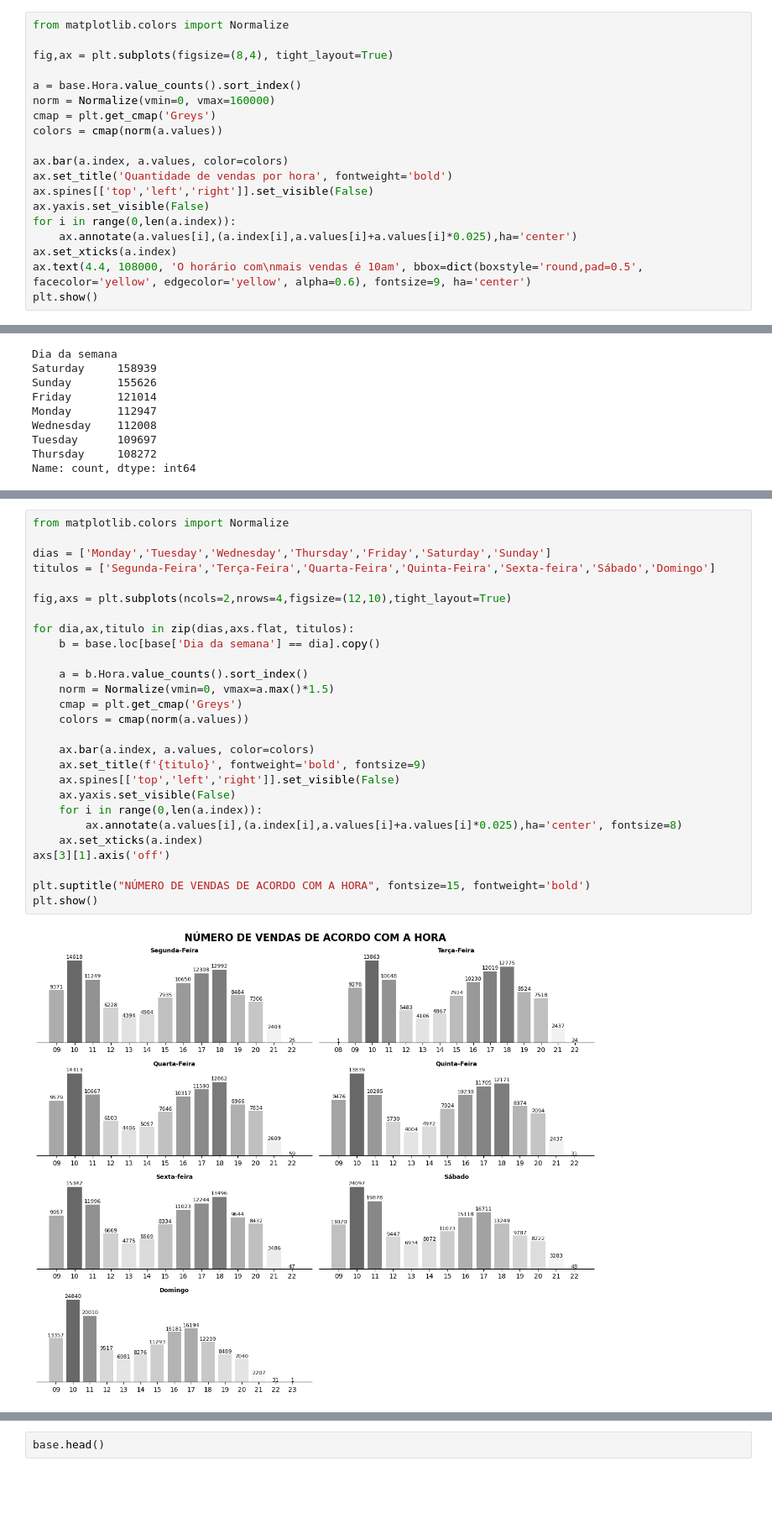
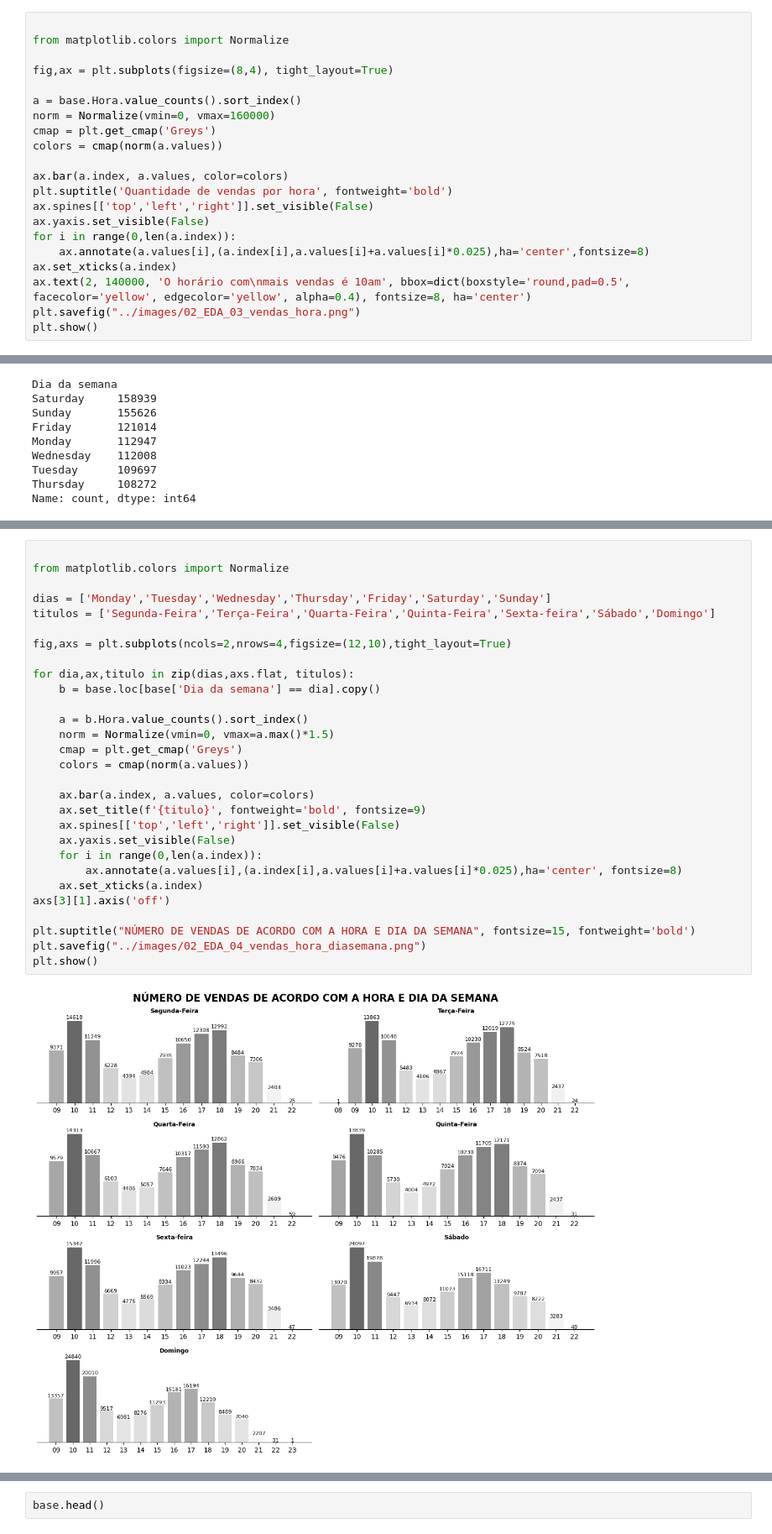
Before and after one commit to Thicon/Vendas-de-Vegetais, a Jupyter notebook: notebooks/EDA 02 - Análise de vendas.ipynb, the cells around one changed output, grey strips where cells are left out. Shown at 84% size. Drawn from its saved outputs; the diff is of its cells as text; blank space fills up the shorter version.

```diff
--- a/notebooks/EDA 02 - Análise de vendas.ipynb
+++ b/notebooks/EDA 02 - Análise de vendas.ipynb
@@ -160,6 +164,7 @@ base_datas.head(3)
 | 2020-07-01 | 09:17 | 102900005115960 | 0.849 | 3.2 | sale | No | ... |
 | 2020-07-01 | 09:17 | 102900005117056 | 0.409 | 7.6 | sale | No | ... |
 # %%
+
 from matplotlib.colors import Normalize
 
 fig,ax = plt.subplots(figsize=(8,4), tight_layout=True)
@@ -170,12 +175,13 @@ cmap = plt.get_cmap('Greys')
 colors = cmap(norm(a.values))
 
 ax.bar(a.index, a.values, color=colors)
-ax.set_title('Quantidade de vendas por hora', fontweight='bold')
+plt.suptitle('Quantidade de vendas por hora', fontweight='bold')
 ax.spines[['top','left','right']].set_visible(False)
 ax.yaxis.set_visible(False)
 for i in range(0,len(a.index)):
-    ax.annotate(a.values[i],(a.index[i],a.values[i]+a.values[i]*0.025),ha='center')
+    ax.annotate(a.values[i],(a.index[i],a.values[i]+a.values[i]*0.025),ha='center',fontsize=8)
 ax.set_xticks(a.index)
-ax.text(4.4, 108000, 'O horário com\nmais vendas é 10am', bbox=dict(boxstyle='round,pad=0.5', facecolor='yellow', edgecolor='yellow', alpha=0.6), fontsize=9, ha='center')
+ax.text(2, 140000, 'O horário com\nmais vendas é 10am', bbox=dict(boxstyle='round,pad=0.5', facecolor='yellow', edgecolor='yellow', alpha=0.4), fontsize=8, ha='center')
+plt.savefig("../images/02_EDA_03_vendas_hora.png")
 plt.show()
 # %% [output]
@@ -203,29 +211,31 @@ Name: count, dtype: int64
 # %%
+
 from matplotlib.colors import Normalize
 
 dias = ['Monday','Tuesday','Wednesday','Thursday','Friday','Saturday','Sunday']
 titulos = ['Segunda-Feira','Terça-Feira','Quarta-Feira','Quinta-Feira','Sexta-feira','Sábado','Domingo']
 
 fig,axs = plt.subplots(ncols=2,nrows=4,figsize=(12,10),tight_layout=True)
 
 for dia,ax,titulo in zip(dias,axs.flat, titulos):
     b = base.loc[base['Dia da semana'] == dia].copy()
 
     a = b.Hora.value_counts().sort_index()
     norm = Normalize(vmin=0, vmax=a.max()*1.5)
     cmap = plt.get_cmap('Greys')
     colors = cmap(norm(a.values))
 
     ax.bar(a.index, a.values, color=colors)
     ax.set_title(f'{titulo}', fontweight='bold', fontsize=9)
     ax.spines[['top','left','right']].set_visible(False)
     ax.yaxis.set_visible(False)
     for i in range(0,len(a.index)):
         ax.annotate(a.values[i],(a.index[i],a.values[i]+a.values[i]*0.025),ha='center', fontsize=8)
     ax.set_xticks(a.index)
 axs[3][1].axis('off')
 
-plt.suptitle("NÚMERO DE VENDAS DE ACORDO COM A HORA", fontsize=15, fontweight='bold')
+plt.suptitle("NÚMERO DE VENDAS DE ACORDO COM A HORA E DIA DA SEMANA", fontsize=15, fontweight='bold')
+plt.savefig("../images/02_EDA_04_vendas_hora_diasemana.png")
 plt.show()
 # %% [output]
-[figure, old version]
+[figure, new version]
```
Also changed, not shown: parts of 31 cells of this notebook, 54 other files.
